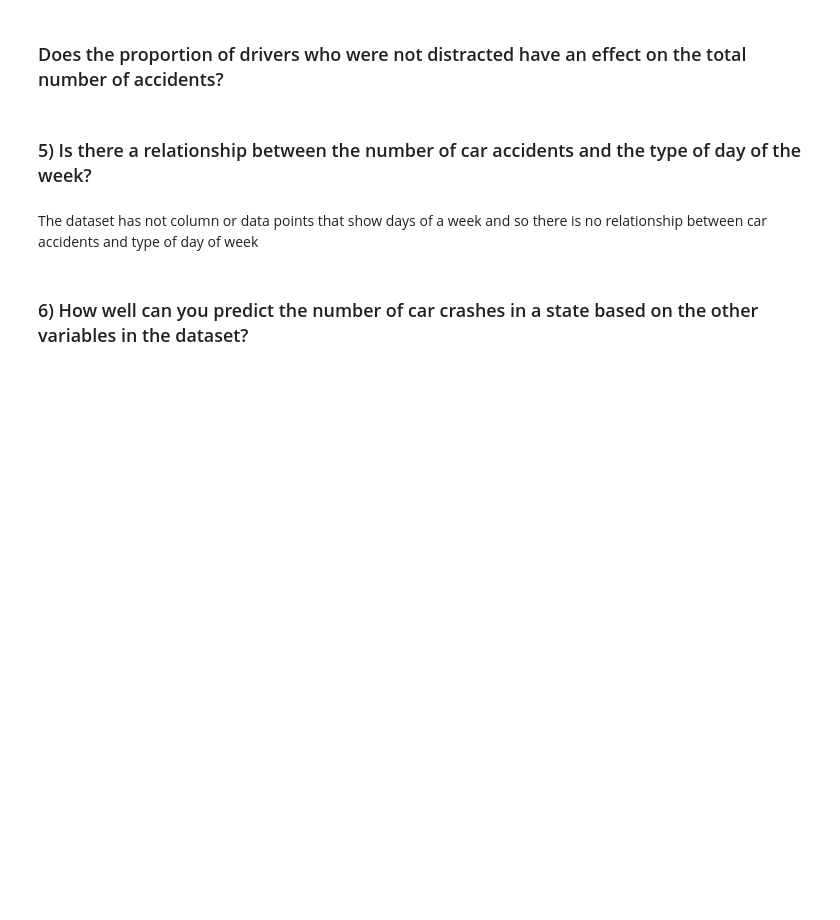
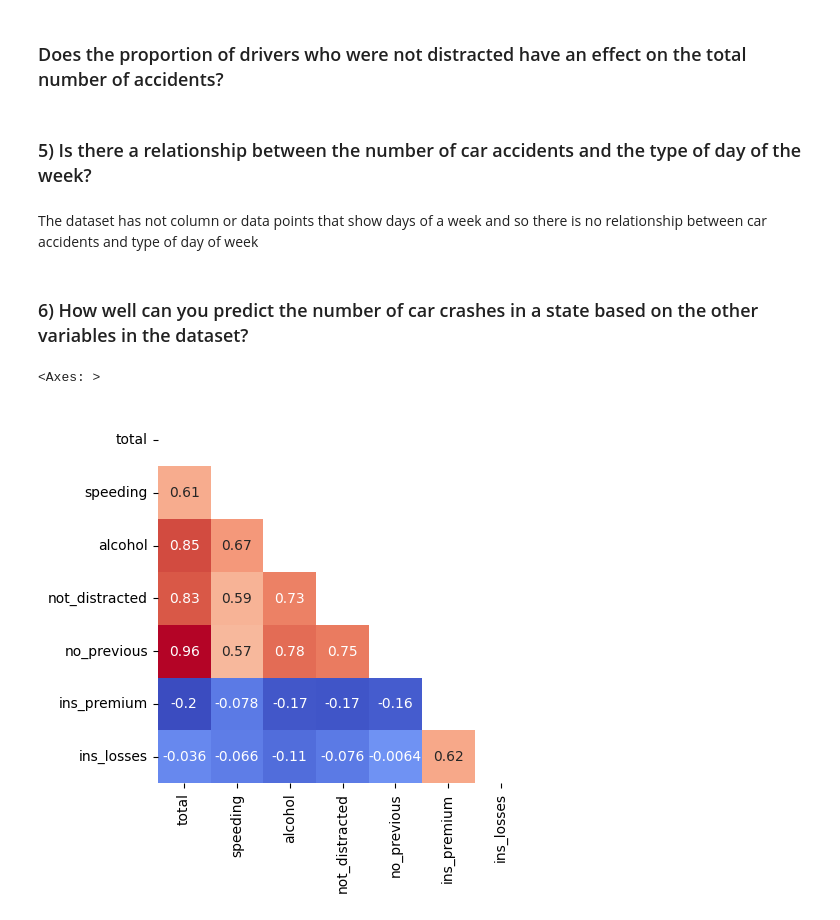
Before and after one commit to MugaRay/Data-Science-2b, a Jupyter notebook: prac_2b.ipynb, the cells around one changed output. Saved outputs shown, nothing was run; the diff lists cells and outputs as text; code cells hidden in the pictures; blank space fills up the shorter version.

```diff
--- a/prac_2b.ipynb
+++ b/prac_2b.ipynb
@@ -81,0 +80,12 @@ The dataset has not column or data points that show days of a week and so there
+# %%
+# we can use linear regression to predict this
+# y variable could be
+
+# removing the abbrev for the corr heatmap
+df_corr = df.drop(axis=1, labels=["abbrev"])
+
+mask = np.triu(df_corr.corr())
+sns.heatmap(df_corr.corr(), cmap="coolwarm",annot=True, cbar=False, square=True, mask=mask)
+# %% [output]
+<Axes: >
+[figure, added]
```
Also changed, not shown: parts of 9 cells of this notebook.
